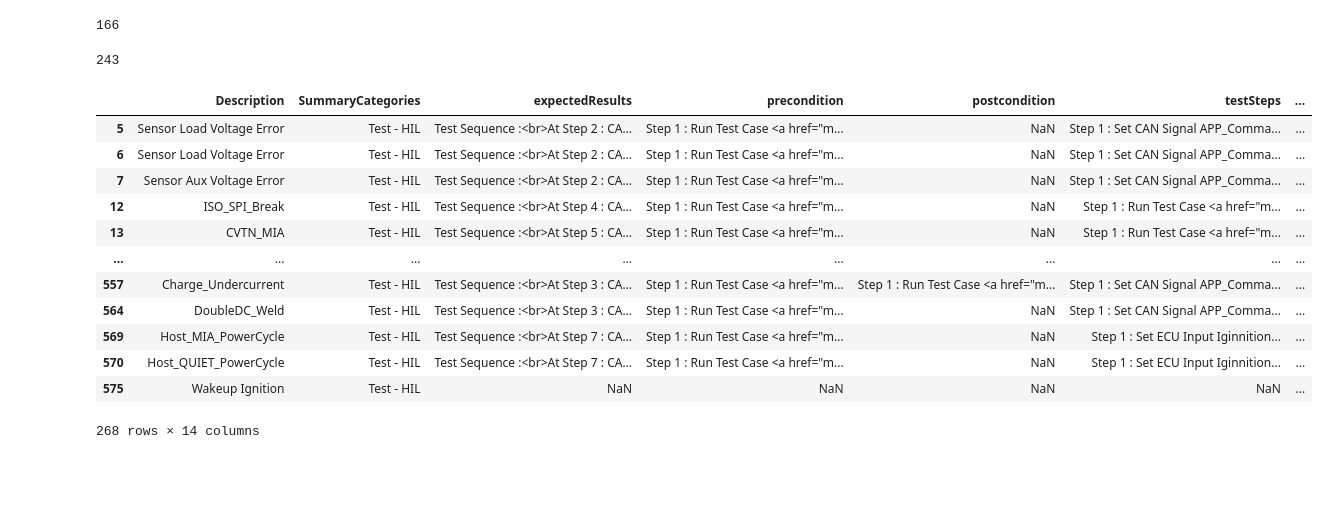
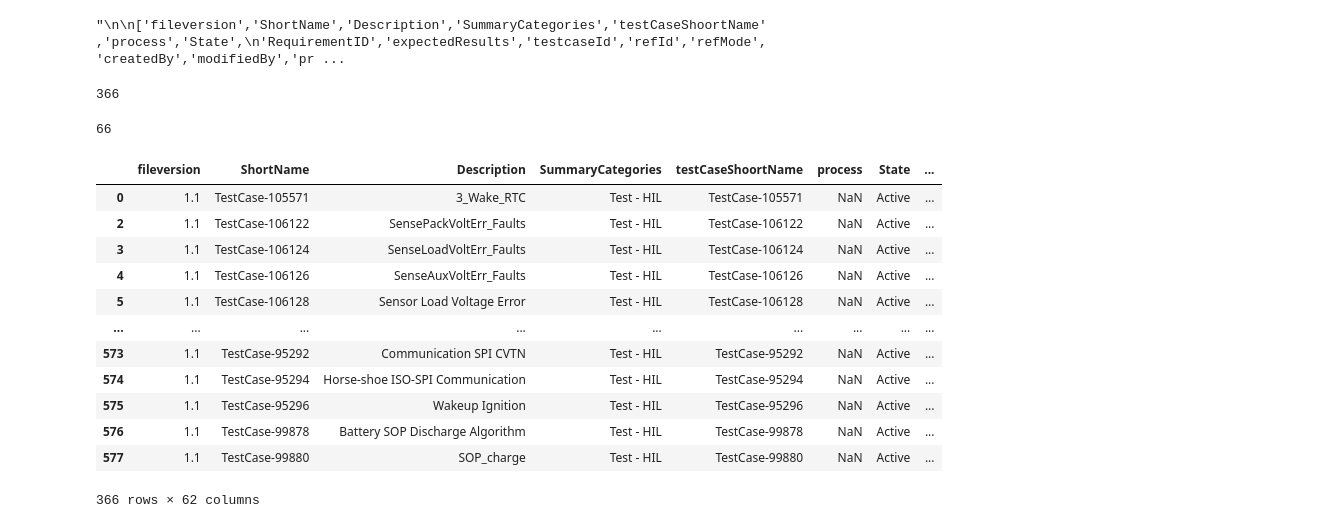
Before and after one commit to Koushik-Ambadi/llm-finetuning, a Jupyter notebook: src/date_prep.ipynb, the cells around one changed output. Cells and saved outputs as stored; diff of their text form; code cells hidden in the pictures; blank space fills up the shorter version.

```diff
--- a/src/date_prep.ipynb
+++ b/src/date_prep.ipynb
@@ -27,26 +12,48 @@ df.iloc[:, 22:].head(4)
+# %%
+df=pd.read_csv('C://Users//koushik//Desktop//project//data//flat_dataset//merged_output.csv')
+df.columns = [col.split('.')[-1] for col in df.columns]
+df = df[df['SummaryCategories'] != 'Folder']
+# %%
+'''
+
+['fileversion','ShortName','Description','SummaryCategories','testCaseShoortName','process','State',
+'RequirementID','expectedResults','testcaseId','refId','refMode','createdBy','modifiedBy','priority',
+'externalId','externalScriptName','createdDate','modifiedDate','automatedBehavioronError','tocomment',
+'fromcomment','displayOnTree','displayOnTable','precondition','postcondition','testSteps','path',
+'documentId','status','version','updateversion','createdate','modifiedate','parentId','insertLocation',
+'testcasePTCModifiedDate','summaryCategoriesModifyflag','descriptionModifyflag','testStepsModifyflag',
+'preconditionModifyflag','postconditionModifyflag','expectedResultsModifyflag','parameterPtclistModifyflag',
+'StateModifyflag','priorityModifyflag','tocommentModifyflag','statusflag','traceabiltyMofifyflag',
+'mitescriptflag','checkBoxflag','testcaseenable','testScriptEditFlag','TestCaseFormid','ParametersList',
+'deleterelations','file_name','Parameter','RelationShips','miteXmlData','testScriptName','ParameterValues']
+
+'''
+#  434 rows × 62 testScriptNamecolumns
+# %% [output]
+"\n\n['fileversion','ShortName','Description','SummaryCategories','testCaseShoortName','process','State',\n'RequirementID','expectedResults','testcaseId','refId','refMode','createdBy','modifiedBy','pr ...
 # %%
-string = 'Parameter'
+string = 'deleterelations'
 print(df[string].isna().sum())
 len(df[string].unique())
 # %% [output]
-166
+366
-243
+66
 # %%
-df[df[string].notna()]
+df[df[string].isna()]
 # %% [output]
-|  | Description | SummaryCategories | expectedResults | precondition | postcondition | testSteps | ... |
-| 5 | Sensor Load Voltage Error | Test - HIL | Test Sequence :<br>At Step 2 : CA... | Step 1 : Run Test Case <a href="m... | NaN | Step 1 : Set CAN Signal APP_Comma... | ... |
-| 6 | Sensor Load Voltage Error | Test - HIL | Test Sequence :<br>At Step 2 : CA... | Step 1 : Run Test Case <a href="m... | NaN | Step 1 : Set CAN Signal APP_Comma... | ... |
-| 7 | Sensor Aux Voltage Error | Test - HIL | Test Sequence :<br>At Step 2 : CA... | Step 1 : Run Test Case <a href="m... | NaN | Step 1 : Set CAN Signal APP_Comma... | ... |
-| 12 | ISO_SPI_Break | Test - HIL | Test Sequence :<br>At Step 4 : CA... | Step 1 : Run Test Case <a href="m... | NaN | Step 1 : Run Test Case <a href="m... | ... |
-| 13 | CVTN_MIA | Test - HIL | Test Sequence :<br>At Step 5 : CA... | Step 1 : Run Test Case <a href="m... | NaN | Step 1 : Run Test Case <a href="m... | ... |
-| ... | ... | ... | ... | ... | ... | ... | ... |
-| 557 | Charge_Undercurrent | Test - HIL | Test Sequence :<br>At Step 3 : CA... | Step 1 : Run Test Case <a href="m... | Step 1 : Run Test Case <a href="m... | Step 1 : Set CAN Signal APP_Comma... | ... |
-| 564 | DoubleDC_Weld | Test - HIL | Test Sequence :<br>At Step 3 : CA... | Step 1 : Run Test Case <a href="m... | NaN | Step 1 : Set CAN Signal APP_Comma... | ... |
-| 569 | Host_MIA_PowerCycle | Test - HIL | Test Sequence :<br>At Step 7 : CA... | Step 1 : Run Test Case <a href="m... | NaN | Step 1 : Set ECU Input Iginnition... | ... |
-| 570 | Host_QUIET_PowerCycle | Test - HIL | Test Sequence :<br>At Step 7 : CA... | Step 1 : Run Test Case <a href="m... | NaN | Step 1 : Set ECU Input Iginnition... | ... |
-| 575 | Wakeup Ignition | Test - HIL | NaN | NaN | NaN | NaN | ... |
+|  | fileversion | ShortName | Description | SummaryCategories | testCaseShoortName | process | State | ... |
+| 0 | 1.1 | TestCase-105571 | 3_Wake_RTC | Test - HIL | TestCase-105571 | NaN | Active | ... |
+| 2 | 1.1 | TestCase-106122 | SensePackVoltErr_Faults | Test - HIL | TestCase-106122 | NaN | Active | ... |
+| 3 | 1.1 | TestCase-106124 | SenseLoadVoltErr_Faults | Test - HIL | TestCase-106124 | NaN | Active | ... |
+| 4 | 1.1 | TestCase-106126 | SenseAuxVoltErr_Faults | Test - HIL | TestCase-106126 | NaN | Active | ... |
+| 5 | 1.1 | TestCase-106128 | Sensor Load Voltage Error | Test - HIL | TestCase-106128 | NaN | Active | ... |
+| ... | ... | ... | ... | ... | ... | ... | ... | ... |
+| 573 | 1.1 | TestCase-95292 | Communication SPI CVTN | Test - HIL | TestCase-95292 | NaN | Active | ... |
+| 574 | 1.1 | TestCase-95294 | Horse-shoe ISO-SPI Communication | Test - HIL | TestCase-95294 | NaN | Active | ... |
+| 575 | 1.1 | TestCase-95296 | Wakeup Ignition | Test - HIL | TestCase-95296 | NaN | Active | ... |
+| 576 | 1.1 | TestCase-99878 | Battery SOP Discharge Algorithm | Test - HIL | TestCase-99878 | NaN | Active | ... |
+| 577 | 1.1 | TestCase-99880 | SOP_charge | Test - HIL | TestCase-99880 | NaN | Active | ... |
-268 rows × 14 columns
+366 rows × 62 columns
 # %%
 df[string].value_counts()
 # %% [output]
```
Also changed, not shown: parts of 22 cells of this notebook, 5 other files.
